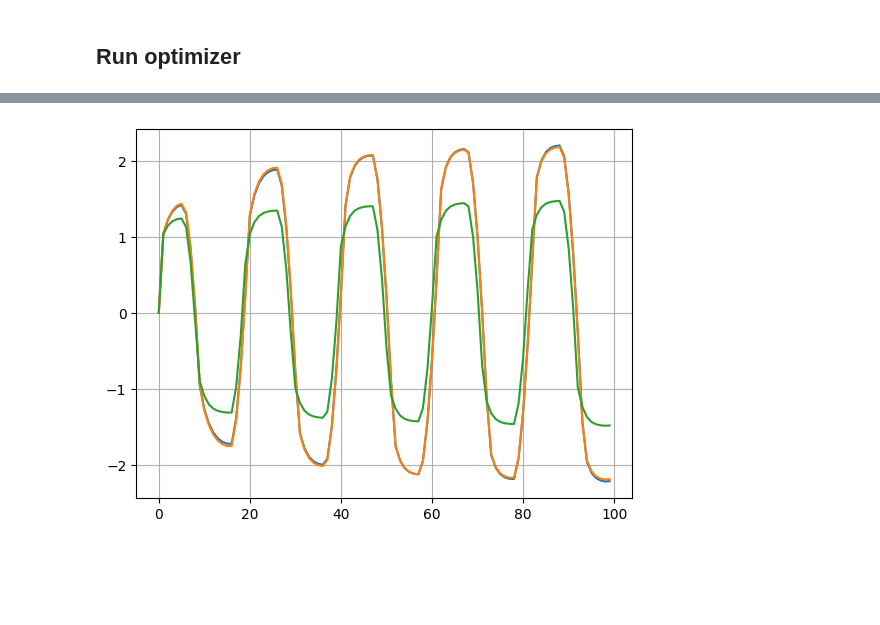
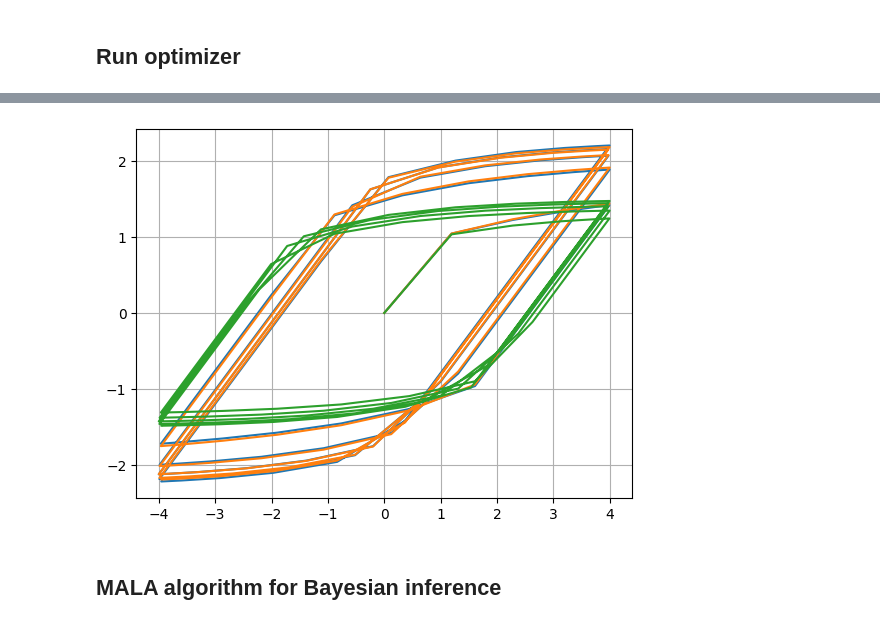
Before and after one commit to kerfriden/jax_constitutive_law, a Jupyter notebook: jax_cl_3.ipynb, the cells around one changed output, grey strips where cells are left out. Drawn from its saved outputs; the diff is of its cells as text; code cells hidden in the pictures; blank space fills up the shorter version.

```diff
--- a/jax_cl_3.ipynb
+++ b/jax_cl_3.ipynb
@@ -2328,10 +2322,12 @@ Identified Q, b: 1.045700612157739 0.08489577600725498
 # %%
 sigma_fit = forward_sigma11(identified)
 sigma_init = forward_sigma11(init)
 
-plt.plot(sigma_fit)
-plt.plot(1.0*sigma_xx_obs)
-plt.plot(1.0*sigma_init)
+plt.plot(load_ts['epsilon'][:,0],sigma_fit)
+plt.plot(load_ts['epsilon'][:,0],sigma_xx_obs)
+plt.plot(load_ts['epsilon'][:,0],sigma_init)
 plt.grid()
 # %% [output]
-[figure, old version]
+[figure, new version]
+# %% [markdown]
+## MALA algorithm for Bayesian inference
```
Also changed, not shown: parts of 17 cells of this notebook.
